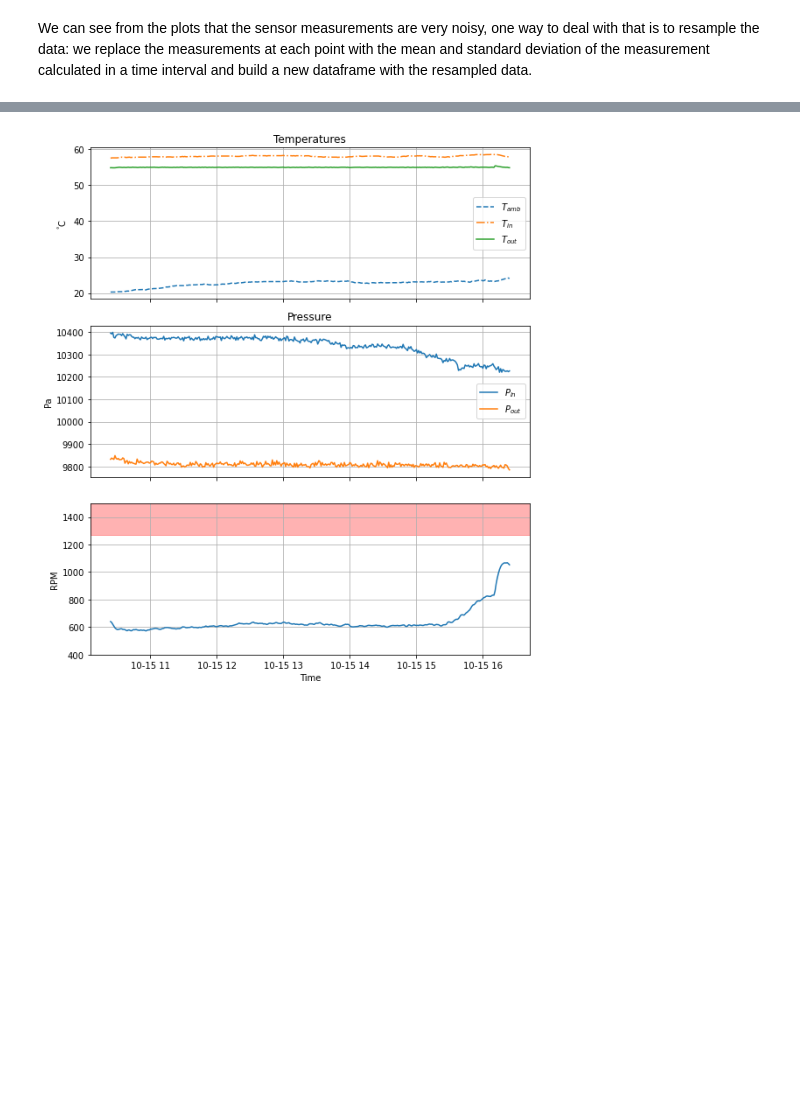
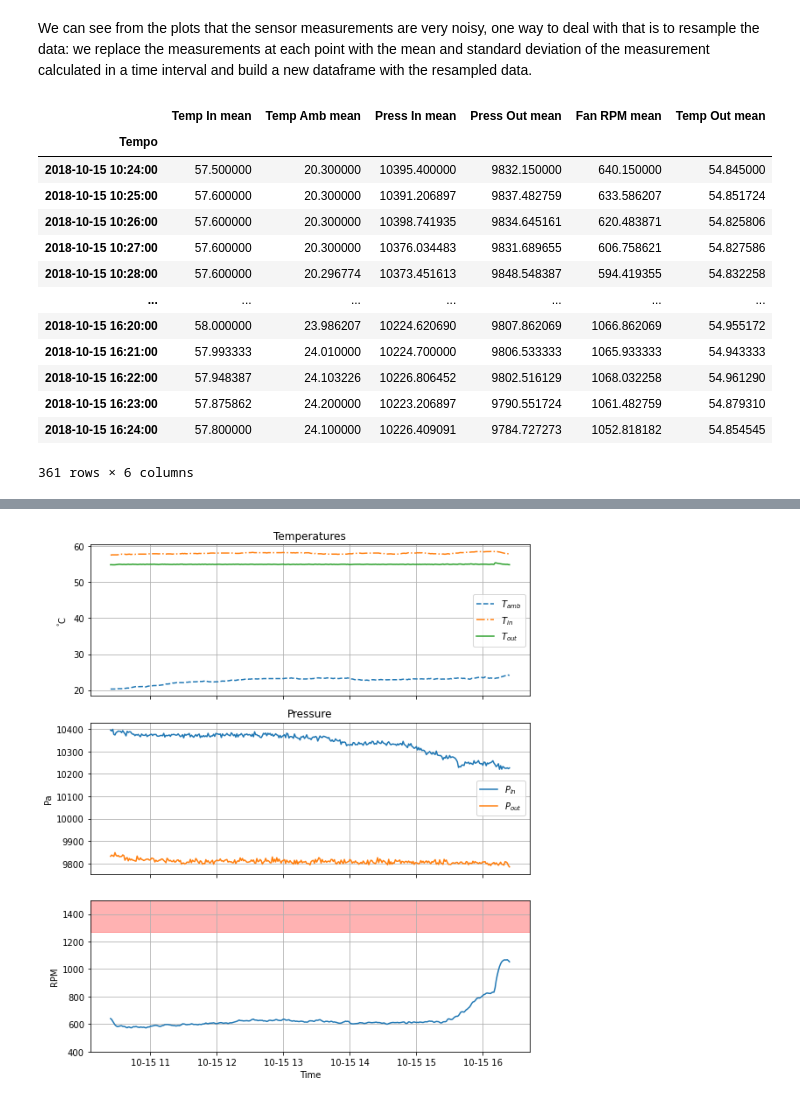
Before and after one commit to carlomt/pycourse, a Jupyter notebook: Notebooks/Exercise-02-Solution.ipynb, the cells around one changed output, grey strips where cells are left out. Drawn from its saved outputs; the diff is of its cells as text; code cells hidden in the pictures; blank space fills up the shorter version.

```diff
--- a/Notebooks/Exercise-02-Solution.ipynb
+++ b/Notebooks/Exercise-02-Solution.ipynb
@@ -105,3 +115,20 @@ we replace the measurements at each point with the mean and standard deviation o
+# %%
+rawdata.resample("1T", label="right").mean().add_suffix(" mean")
+# %% [output]
+|  | Temp In mean | Temp Amb mean | Press In mean | Press Out mean | Fan RPM mean | Temp Out mean |
+| Tempo |  |  |  |  |  |  |
+| 2018-10-15 10:24:00 | 57.500000 | 20.300000 | 10395.400000 | 9832.150000 | 640.150000 | 54.845000 |
+| 2018-10-15 10:25:00 | 57.600000 | 20.300000 | 10391.206897 | 9837.482759 | 633.586207 | 54.851724 |
+| 2018-10-15 10:26:00 | 57.600000 | 20.300000 | 10398.741935 | 9834.645161 | 620.483871 | 54.825806 |
+| 2018-10-15 10:27:00 | 57.600000 | 20.300000 | 10376.034483 | 9831.689655 | 606.758621 | 54.827586 |
+| 2018-10-15 10:28:00 | 57.600000 | 20.296774 | 10373.451613 | 9848.548387 | 594.419355 | 54.832258 |
+| ... | ... | ... | ... | ... | ... | ... |
+| 2018-10-15 16:20:00 | 58.000000 | 23.986207 | 10224.620690 | 9807.862069 | 1066.862069 | 54.955172 |
+| 2018-10-15 16:21:00 | 57.993333 | 24.010000 | 10224.700000 | 9806.533333 | 1065.933333 | 54.943333 |
+| 2018-10-15 16:22:00 | 57.948387 | 24.103226 | 10226.806452 | 9802.516129 | 1068.032258 | 54.961290 |
+| 2018-10-15 16:23:00 | 57.875862 | 24.200000 | 10223.206897 | 9790.551724 | 1061.482759 | 54.879310 |
+| 2018-10-15 16:24:00 | 57.800000 | 24.100000 | 10226.409091 | 9784.727273 | 1052.818182 | 54.854545 |
+361 rows × 6 columns
 # %%
 data1tmean = rawdata.resample("1T", label="right").mean().add_suffix(" mean")
 data1tstd = rawdata.resample("1T", label="right").std().add_suffix(" std")
```
Also changed, not shown: parts of 10 cells of this notebook, 3 other files.
